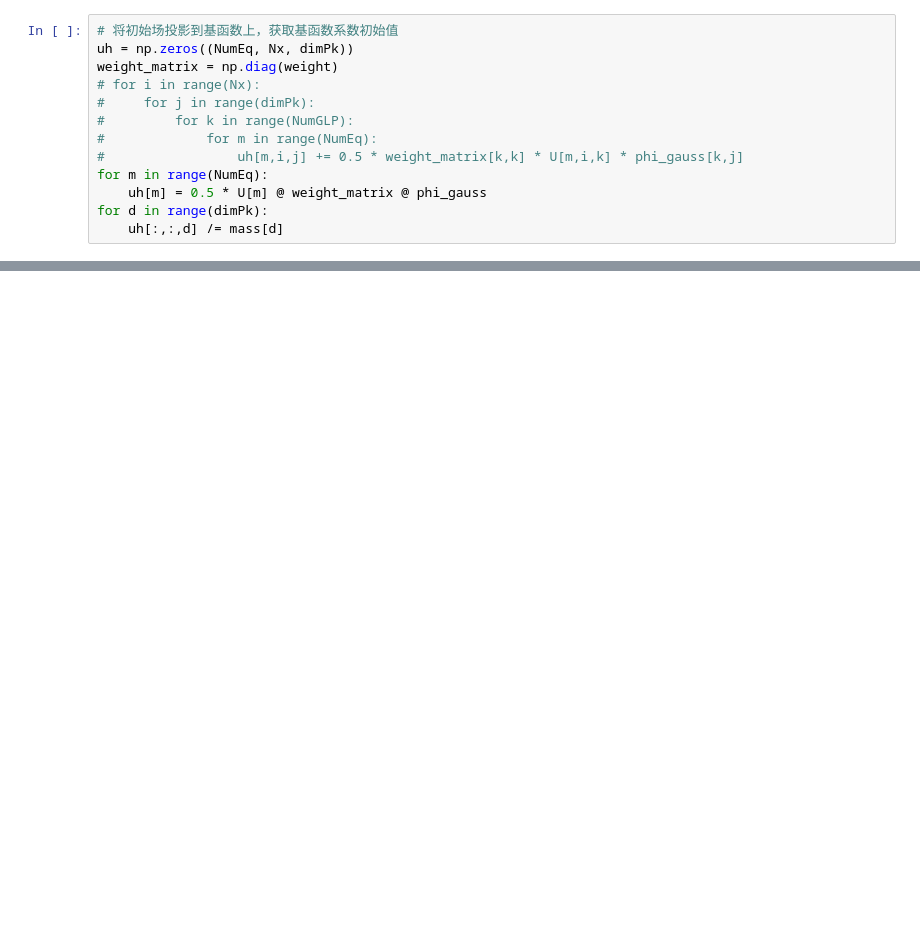
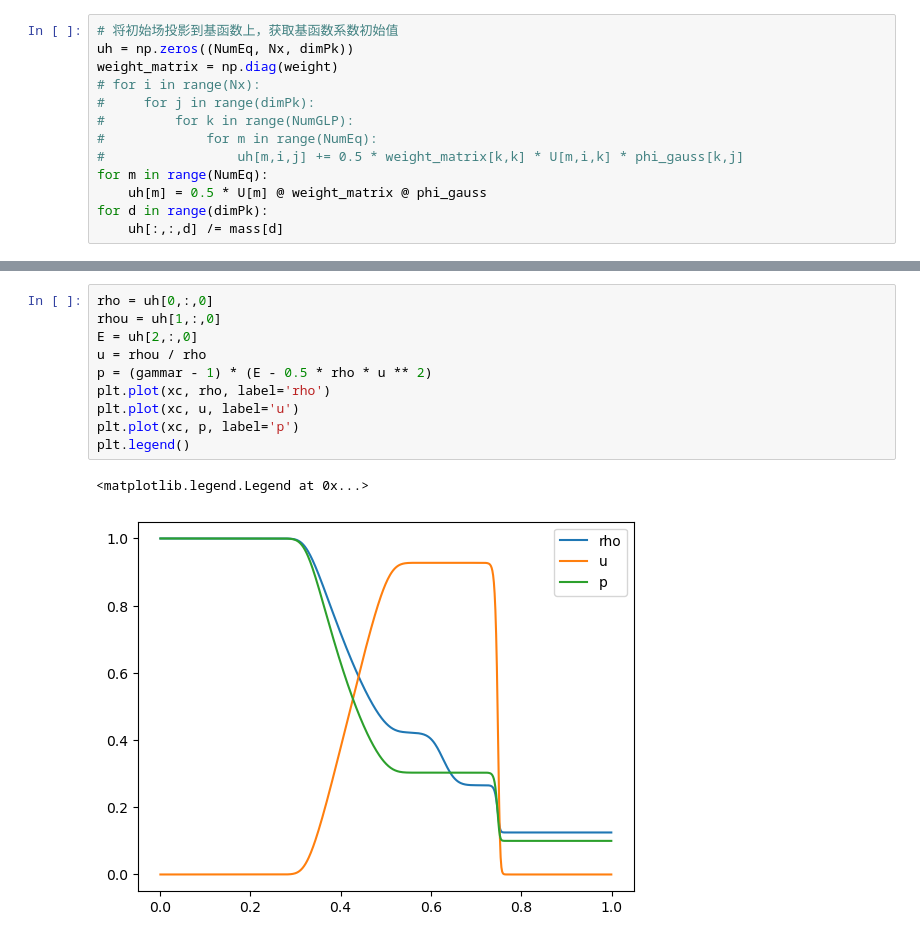
Before and after one commit to xiaoxiami-zyx/DG, a Jupyter notebook: 1D_Euler.ipynb, the cells around one changed output, grey strips where cells are left out. Saved outputs shown, nothing was run; the diff lists cells and outputs as text; blank space fills up the shorter version.

```diff
--- a/1D_Euler.ipynb
+++ b/1D_Euler.ipynb
@@ -75,0 +135,13 @@ dt = CFL * hx / alpha
+# %%
+rho = uh[0,:,0]
+rhou = uh[1,:,0]
+E = uh[2,:,0]
+u = rhou / rho
+p = (gammar - 1) * (E - 0.5 * rho * u ** 2)
+plt.plot(xc, rho, label='rho')
+plt.plot(xc, u, label='u')
+plt.plot(xc, p, label='p')
+plt.legend()
+# %% [output]
+<matplotlib.legend.Legend at 0x...>
+[figure, added]
```
Also changed, not shown: parts of 6 cells of this notebook, 14 other files.
